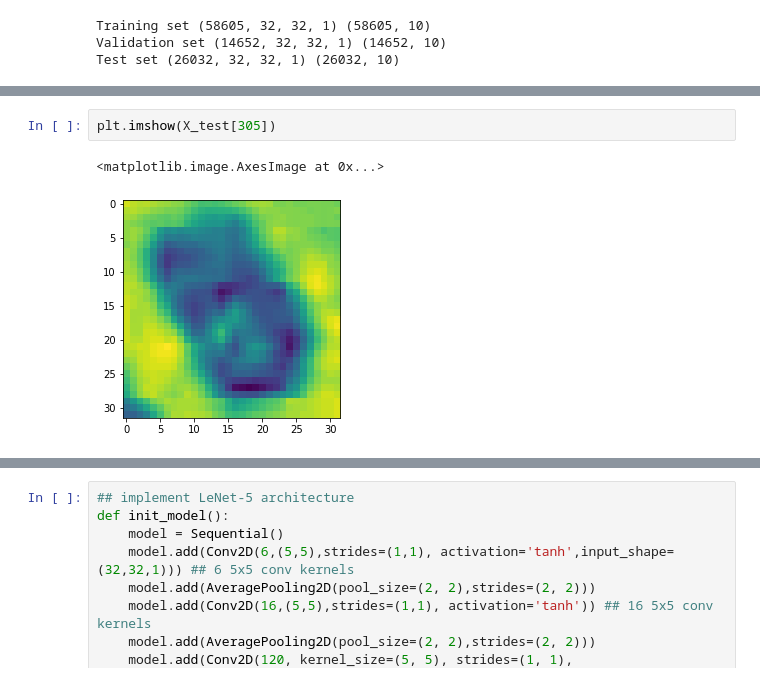
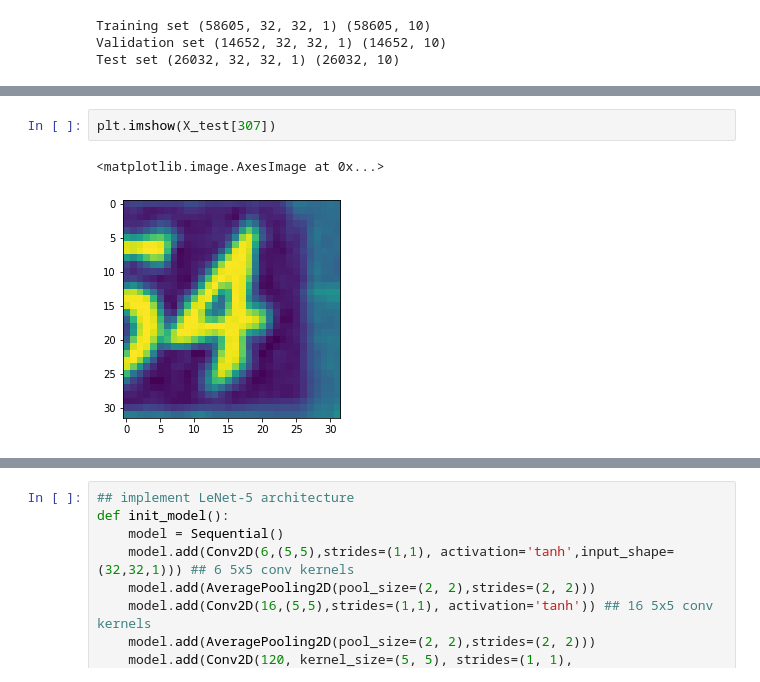
Before and after one commit to Breitholtz/mnist_transfer, a Jupyter notebook: mnist_transfer.ipynb, the cells around one changed output, grey strips where cells are left out. Cells and saved outputs as stored; diff of their text form.

```diff
--- a/mnist_transfer.ipynb
+++ b/mnist_transfer.ipynb
@@ -49,5 +95,5 @@ Test set (26032, 32, 32, 1) (26032, 10)
 # %%
-plt.imshow(X_test[305])
+plt.imshow(X_test[307])
 # %% [output]
 <matplotlib.image.AxesImage at 0x...>
-[figure, old version]
+[figure, new version]
```
Also changed, not shown: parts of 12 cells of this notebook, 4 other files.
